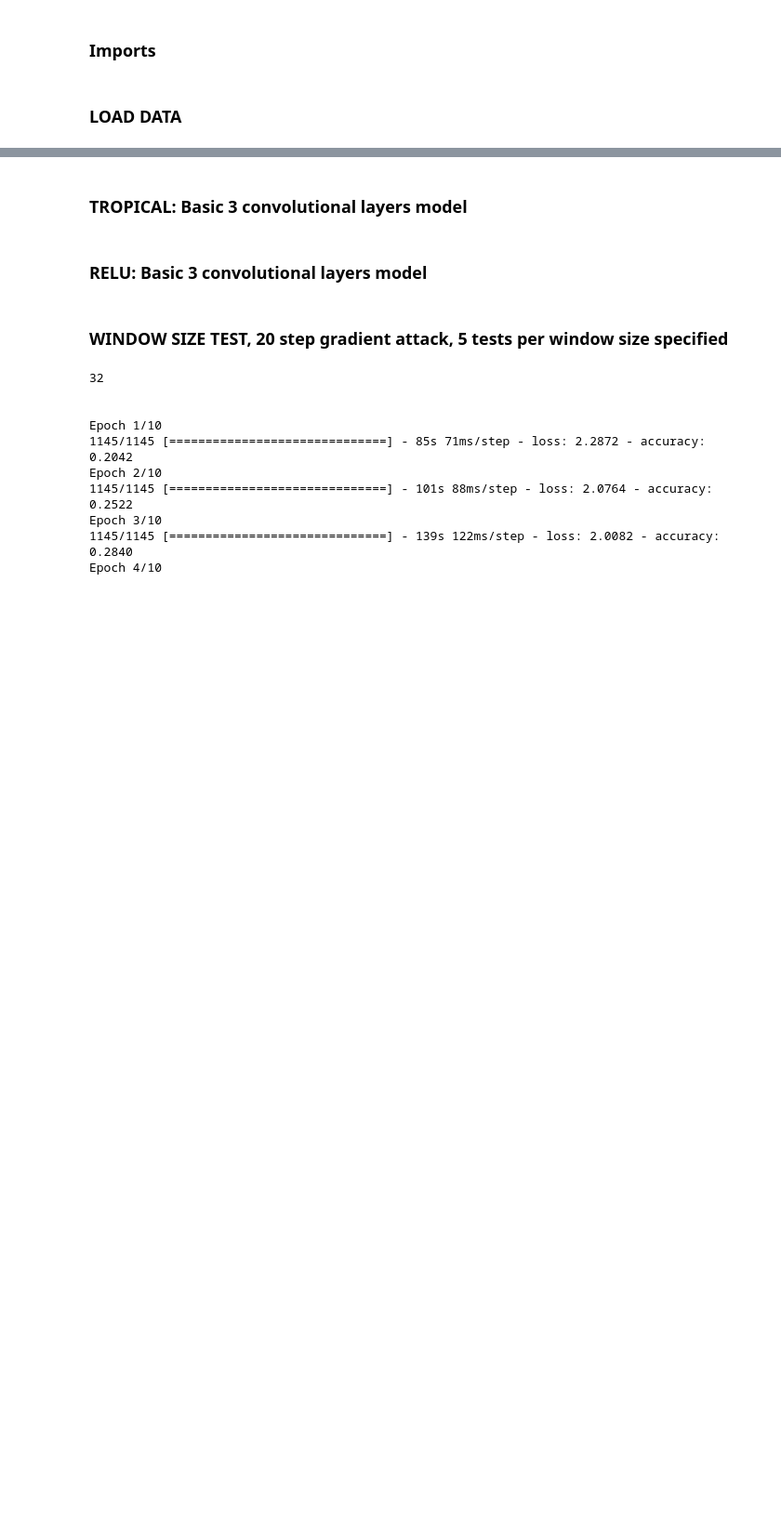
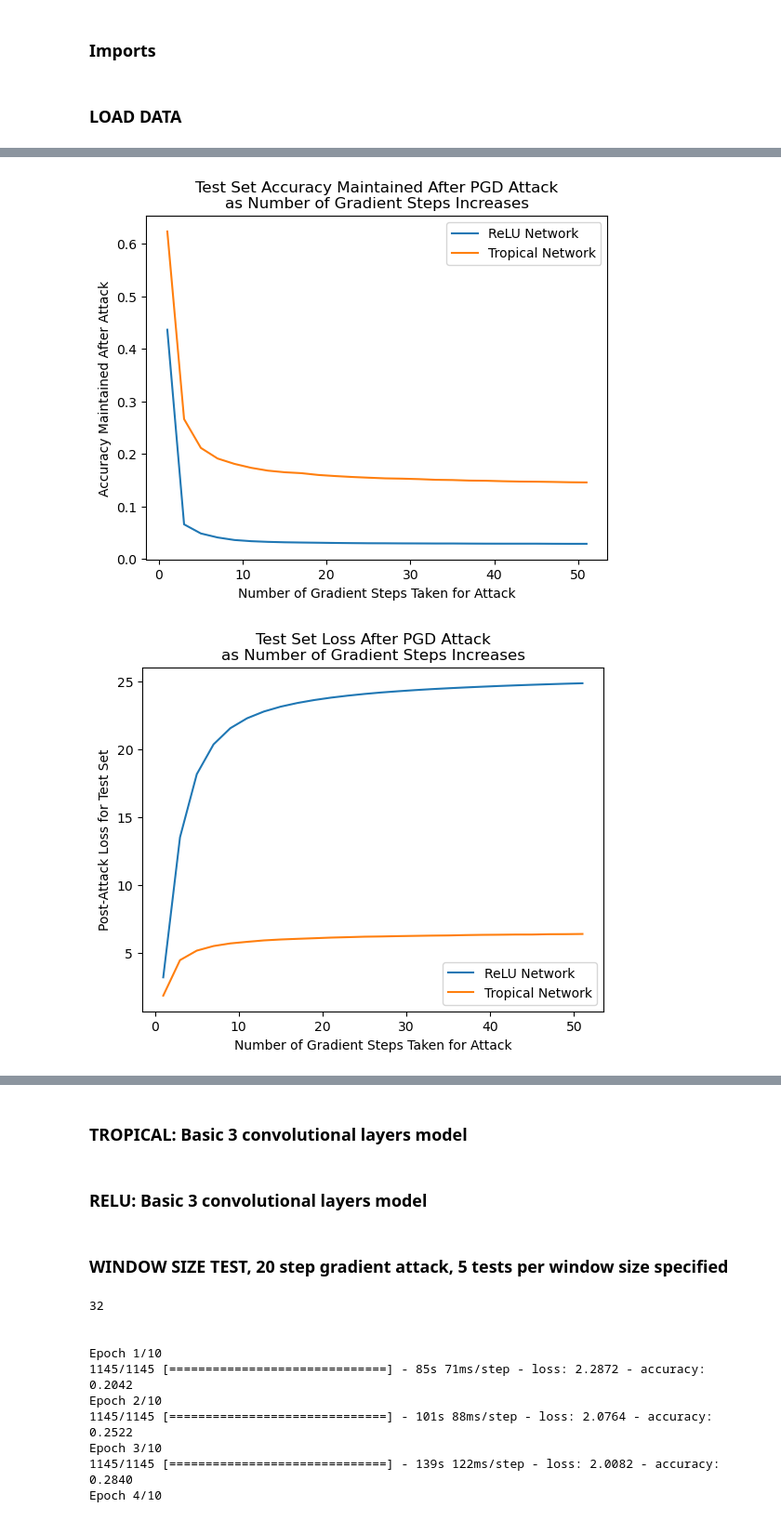
Before and after one commit to deryk96/TropicalNN, a Jupyter notebook: SVNH_convolutional_tests.ipynb, the cells around one changed output, grey strips where cells are left out. Shown: that part at 93% size. Cells and saved outputs as stored; diff of their text form; code cells hidden in the pictures; blank space fills up the shorter version.

```diff
--- a/SVNH_convolutional_tests.ipynb
+++ b/SVNH_convolutional_tests.ipynb
@@ -25,0 +102,31 @@ x_test = x_test.reshape(-1,32,32,3)
+# %%
+import matplotlib.pyplot as plt
+import pandas as pd
+
+file_path='output_data/SVHN_conv3layer_tropLogits_attacks.csv'
+all_data = pd.read_csv(file_path)
+trop_res = all_data[all_data['model_type']=='trop']
+relu_res = all_data[all_data['model_type']=='relu']
+
+plt.plot(relu_res['attack'], relu_res['maintained_correct_pred'], label='ReLU Network')
+plt.plot(trop_res['attack'], trop_res['maintained_correct_pred'], label='Tropical Network')
+
+plt.title('Test Set Accuracy Maintained After PGD Attack\nas Number of Gradient Steps Increases')
+plt.xlabel('Number of Gradient Steps Taken for Attack')
+plt.ylabel('Accuracy Maintained After Attack')
+#plt.xlim((0,40))
+plt.legend()
+plt.show()
+
+plt.plot(relu_res['attack'], relu_res['post_loss'], label='ReLU Network')
+plt.plot(trop_res['attack'], trop_res['post_loss'], label='Tropical Network')
+
+plt.title('Test Set Loss After PGD Attack\nas Number of Gradient Steps Increases')
+plt.xlabel('Number of Gradient Steps Taken for Attack')
+plt.ylabel('Post-Attack Loss for Test Set')
+#plt.xlim((0,40))
+plt.legend()
+plt.show()
+# %% [output]
+[figure, added]
+[figure, added]
```
Also changed, not shown: parts of 8 cells of this notebook, 36 other files.
